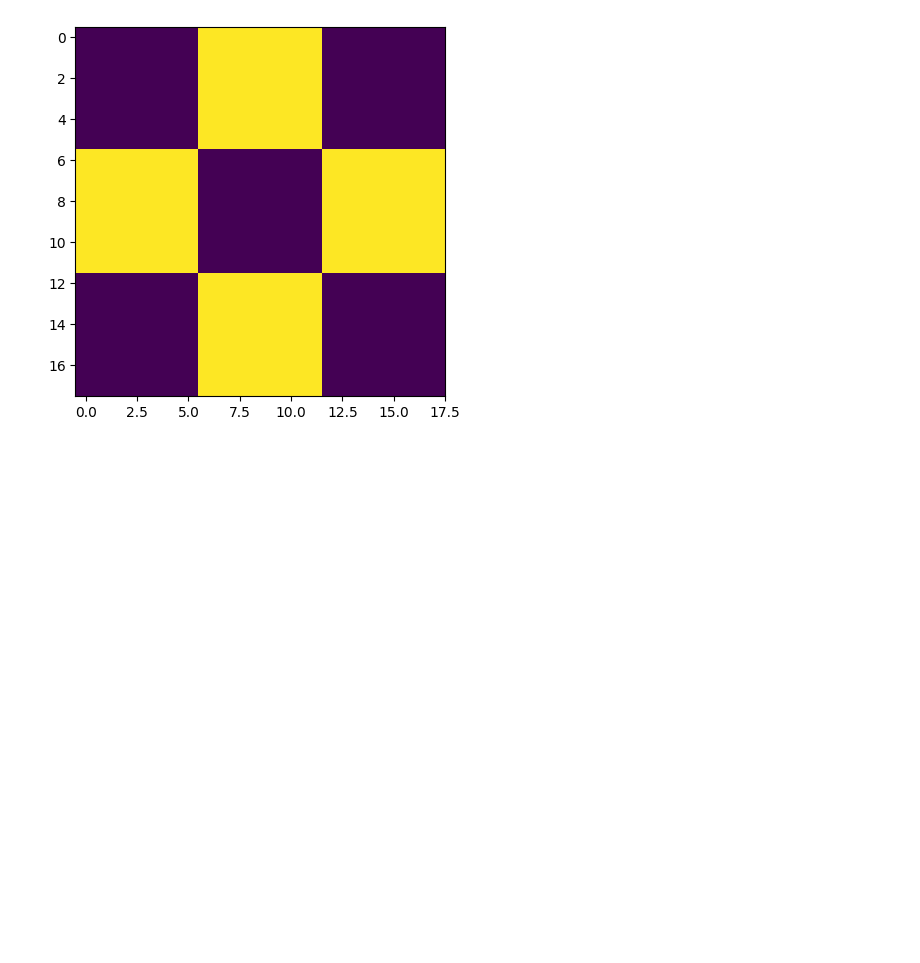
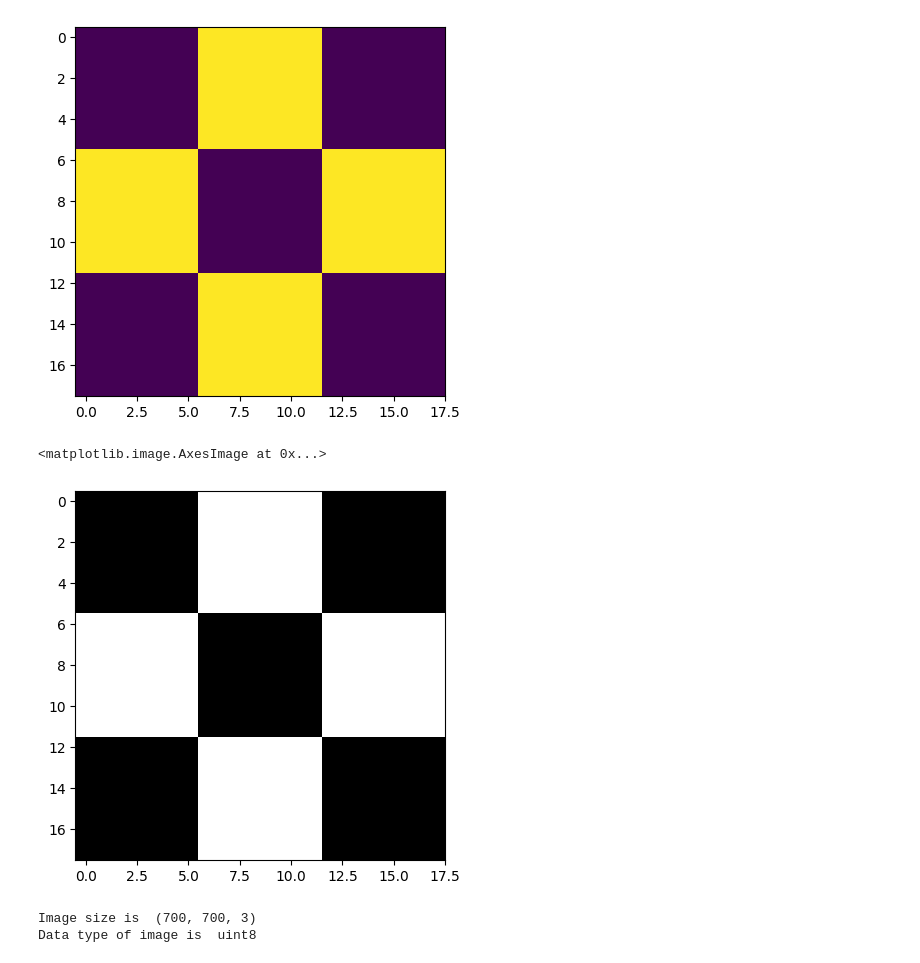
Before and after one commit to Nuralam30/dipWithPython, a Jupyter notebook: image processing/01_Getting_Started_with_Images/getting_started.ipynb, the cells around one changed output. Saved outputs shown, nothing was run; the diff lists cells and outputs as text; code cells hidden in the pictures; blank space fills up the shorter version.

```diff
--- a/image processing/01_Getting_Started_with_Images/getting_started.ipynb
+++ b/image processing/01_Getting_Started_with_Images/getting_started.ipynb
@@ -14,3 +14,22 @@ plt.imshow(cb_img)
 # %% [output]
 <matplotlib.image.AxesImage at 0x...>
 [figure]
+# %%
+plt.imshow(cb_img, cmap='gray')
+# %% [output]
+<matplotlib.image.AxesImage at 0x...>
+[figure, added]
+# %%
+# Read in image
+coke_img = cv2.imread("coca-cola-logo.png",1)
+
+# print the size  of image
+print("Image size is ", coke_img.shape)
+
+# print data-type of image
+print("Data type of image is ", coke_img.dtype)
+
+print("")
+# %% [output]
+Image size is  (700, 700, 3)
+Data type of image is  uint8
```
Also changed, not shown: parts of 5 cells of this notebook.
